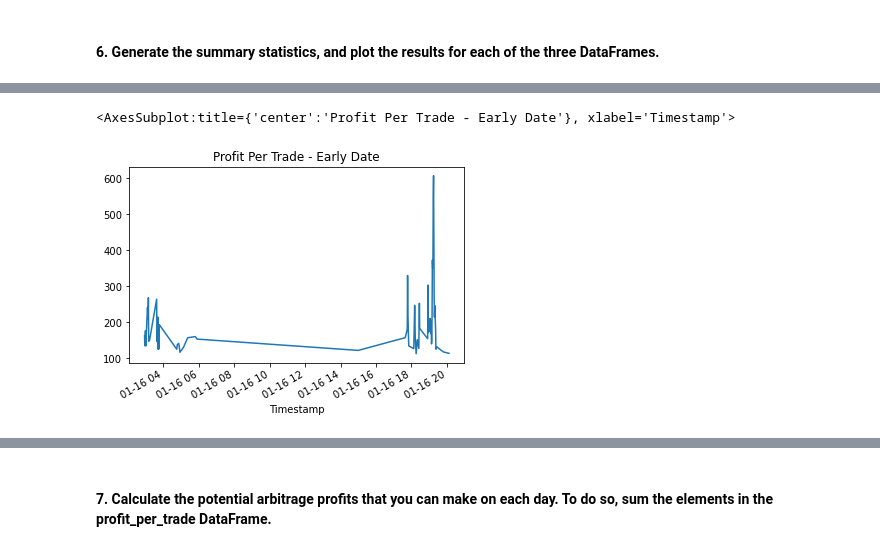
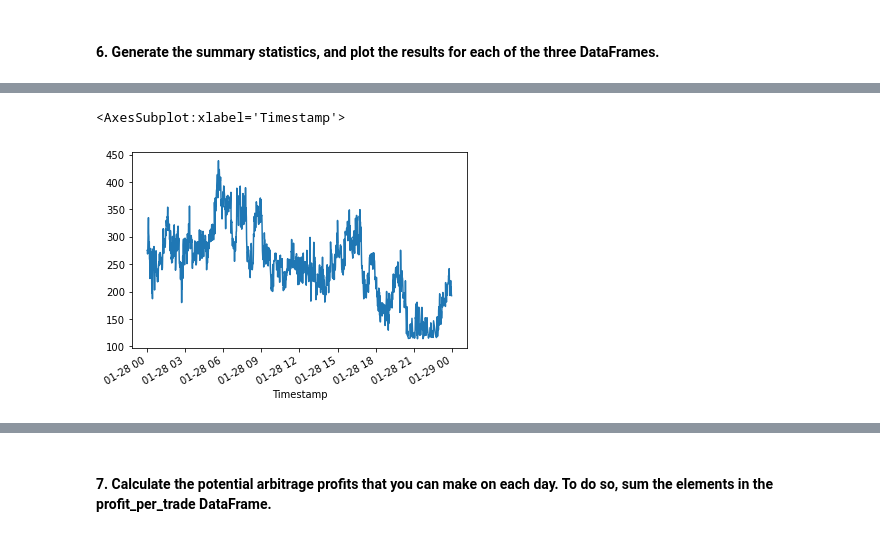
Before and after one commit to IsaiahTT/Challenge_3, a Jupyter notebook: Starter_Code/crypto_arbitrage.ipynb, the cells around one changed output, grey strips where cells are left out. Drawn from its saved outputs; the diff is of its cells as text; code cells hidden in the pictures.

```diff
--- a/Starter_Code/crypto_arbitrage.ipynb
+++ b/Starter_Code/crypto_arbitrage.ipynb
@@ -473,8 +477,9 @@ Calculate the potential profits for each date that you selected in the previous
 # %%
 # For the date early in the dataset, measure the arbitrage spread between the two exchanges
 # by subtracting the lower-priced exchange from the higher-priced one
-arbitrage_spread_early = # YOUR CODE HERE
+arbitrage_spread_early = bitstamp_sliced["Close"].loc["2018-01-28"] - coinbase_sliced["Close"].loc["2018-01-28"]
 
 # Use a conditional statement to generate the summary statistics for each arbitrage_spread DataFrame
-# YOUR CODE HERE
+arbitrage_filter_e = arbitrage_spread_early > 0
+arbitrage_spread_early.loc[arbitrage_filter_e].describe()
 # %% [output]
@@ -492,9 +529,9 @@ Name: Close, dtype: float64
 # %%
 # For the date early in the dataset, calculate the spread returns by dividing the instances when the arbitrage spread is positive (> 0)
 # by the price of Bitcoin from the exchange you are buying on (the lower-priced exchange).
-spread_return_early= # YOUR CODE HERE
+spread_return_early = arbitrage_spread_early.loc[arbitrage_filter_e] / coinbase_sliced["Close"].loc["2018-01-28"]
 
 # Review the spread return DataFrame
-# YOUR CODE HERE
+spread_return_early
 # %% [output]
 Timestamp
@@ -509,9 +590,10 @@ Name: Close, dtype: float64
 # %%
 # For the date early in the dataset, determine the number of times your trades with positive returns
 # exceed the 1% minimum threshold (.01) that you need to cover your costs
-profitable_trades_early = # YOUR CODE HERE
+profit_filter_e = spread_return_early > 0.01
+profitable_trades_early = spread_return_early.loc[profit_filter_e]
 
 # Review the first five profitable trades
-# YOUR CODE HERE
+profitable_trades_early.head()
 # %% [output]
 Timestamp
@@ -542,12 +671,12 @@ Name: Close, dtype: float64
 # %%
 # For the date early in the dataset, calculate the potential profit per trade in dollars
 # Multiply the profitable trades by the cost of the Bitcoin that was purchased
-profit_early = # YOUR CODE HERE
+profit_early = profitable_trades_early * coinbase_sliced["Close"].loc["2018-01-28"]
 
 # Drop any missing values from the profit DataFrame
-profit_per_trade_early = # YOUR CODE HERE
+profit_per_trade_early = profit_early.dropna()
 
 # View the early profit DataFrame
-# YOUR CODE HERE
+profit_per_trade_early
 # %% [output]
 Timestamp
@@ -581,6 +756,6 @@ Name: Close, dtype: float64
 # %%
 # Plot the results for the early profit per trade DataFrame
-# YOUR CODE HERE
+profit_per_trade_early.plot()
 # %% [output]
-<AxesSubplot:title={'center':'Profit Per Trade - Early Date'}, xlabel='Timestamp'>
+<AxesSubplot:xlabel='Timestamp'>
-[figure, old version]
+[figure, new version]
```
Also changed, not shown: parts of 47 cells of this notebook.
